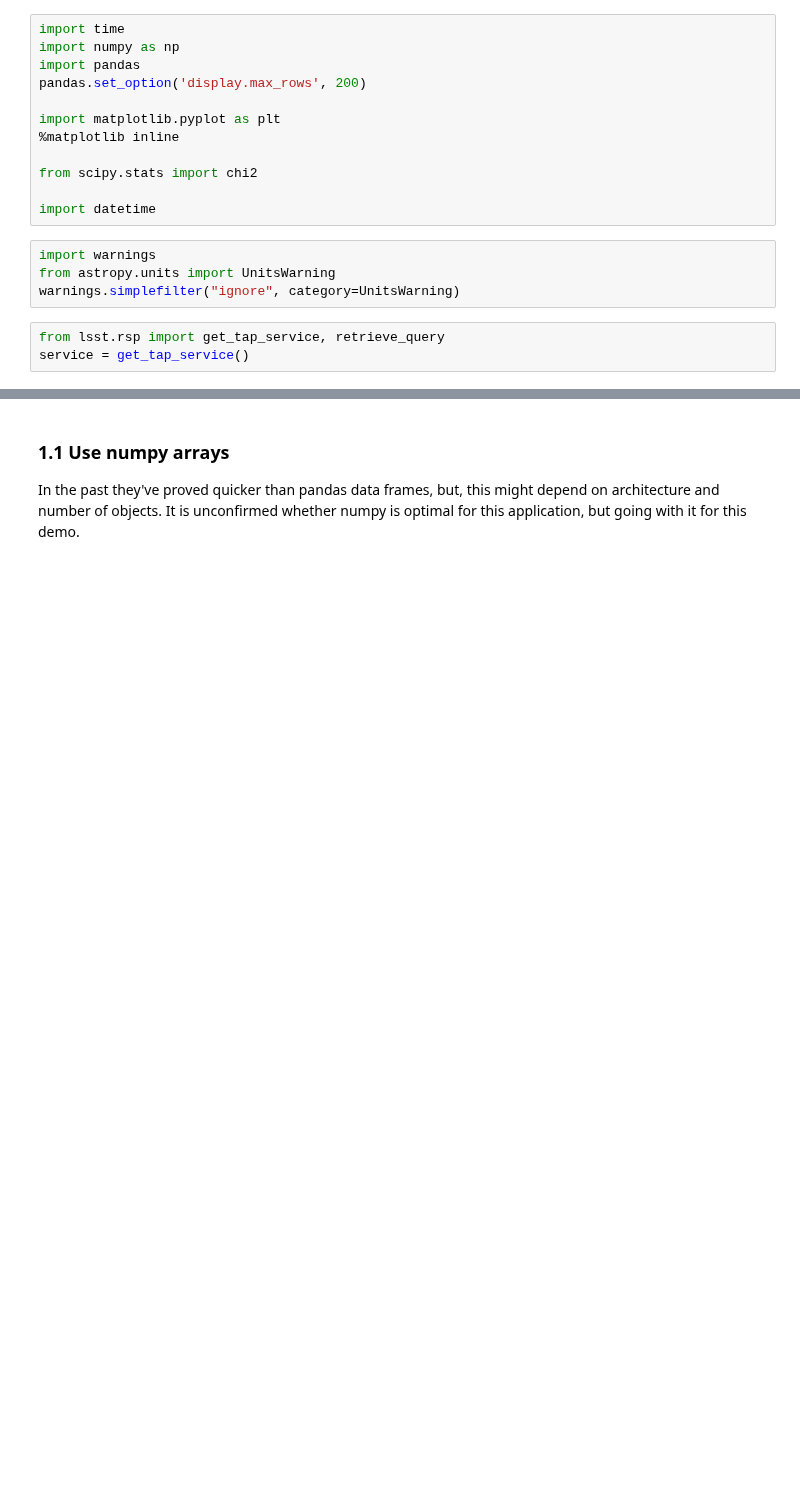
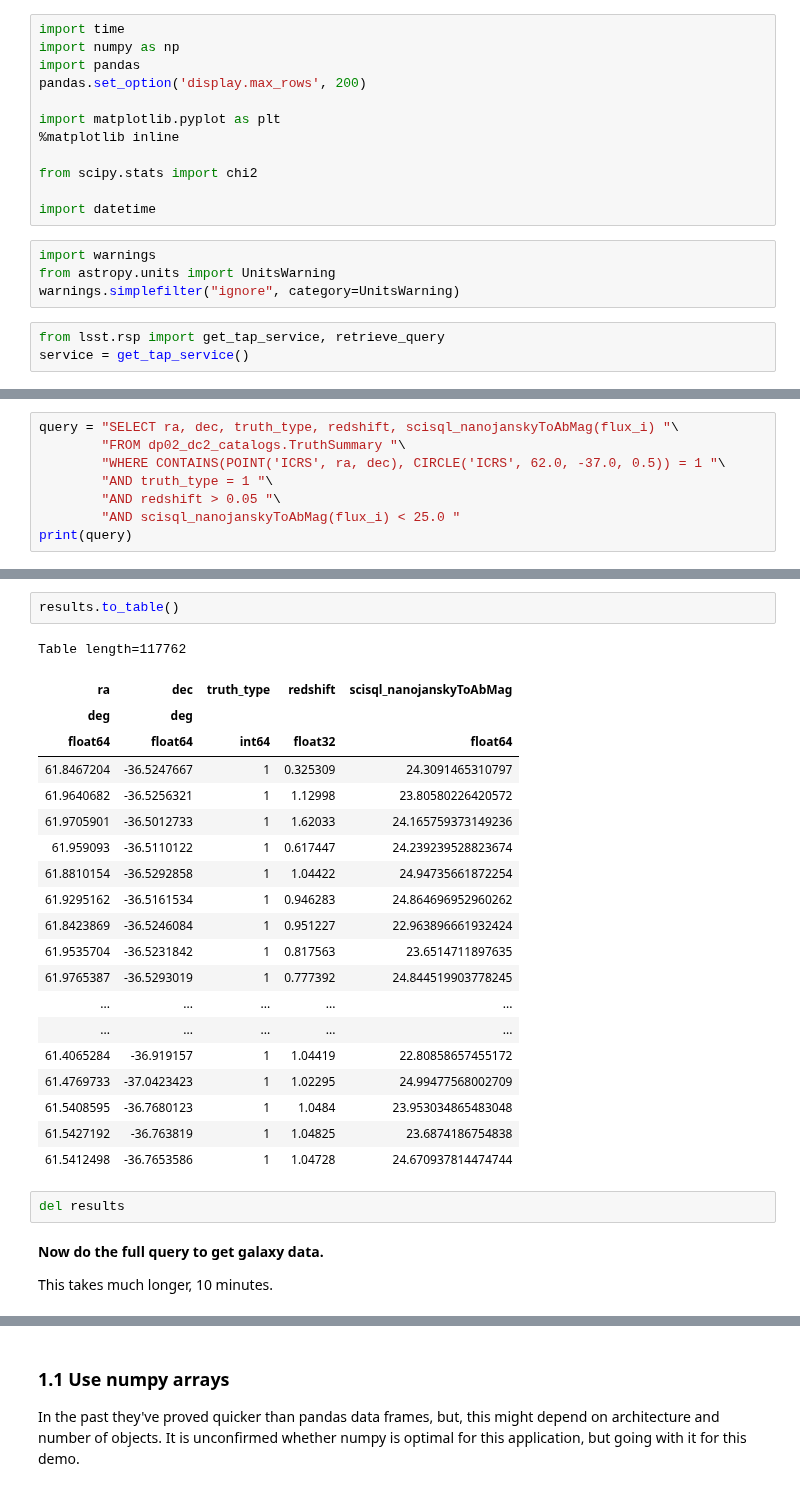
Before and after one commit to rubin-dp0/cst-dev, a Jupyter notebook: MLG_sandbox/DP02/photoz/CMNN_Estimator/leave-one-out_method.ipynb, the cells around one changed output, grey strips where cells are left out. Cells and saved outputs as stored; diff of their text form; blank space fills up the shorter version.

```diff
--- a/MLG_sandbox/DP02/photoz/CMNN_Estimator/leave-one-out_method.ipynb
+++ b/MLG_sandbox/DP02/photoz/CMNN_Estimator/leave-one-out_method.ipynb
@@ -112,0 +66,8 @@ print(query)
+# %%
+query = "SELECT ra, dec, truth_type, redshift, scisql_nanojanskyToAbMag(flux_i) "\
+        "FROM dp02_dc2_catalogs.TruthSummary "\
+        "WHERE CONTAINS(POINT('ICRS', ra, dec), CIRCLE('ICRS', 62.0, -37.0, 0.5)) = 1 "\
+        "AND truth_type = 1 "\
+        "AND redshift > 0.05 "\
+        "AND scisql_nanojanskyToAbMag(flux_i) < 25.0 "
+print(query)
@@ -116,0 +84,29 @@ print('Query returned %s matched objects.' % len(results))
+# %%
+results.to_table()
+# %% [output]
+Table length=117762
+| ra | dec | truth_type | redshift | scisql_nanojanskyToAbMag |
+| deg | deg |  |  |  |
+| float64 | float64 | int64 | float32 | float64 |
+| 61.8467204 | -36.5247667 | 1 | 0.325309 | 24.3091465310797 |
+| 61.9640682 | -36.5256321 | 1 | 1.12998 | 23.80580226420572 |
+| 61.9705901 | -36.5012733 | 1 | 1.62033 | 24.165759373149236 |
+| 61.959093 | -36.5110122 | 1 | 0.617447 | 24.239239528823674 |
+| 61.8810154 | -36.5292858 | 1 | 1.04422 | 24.94735661872254 |
+| 61.9295162 | -36.5161534 | 1 | 0.946283 | 24.864696952960262 |
+| 61.8423869 | -36.5246084 | 1 | 0.951227 | 22.963896661932424 |
+| 61.9535704 | -36.5231842 | 1 | 0.817563 | 23.6514711897635 |
+| 61.9765387 | -36.5293019 | 1 | 0.777392 | 24.844519903778245 |
+| ... | ... | ... | ... | ... |
+| ... | ... | ... | ... | ... |
+| 61.4065284 | -36.919157 | 1 | 1.04419 | 22.80858657455172 |
+| 61.4769733 | -37.0423423 | 1 | 1.02295 | 24.99477568002709 |
+| 61.5408595 | -36.7680123 | 1 | 1.0484 | 23.953034865483048 |
+| 61.5427192 | -36.763819 | 1 | 1.04825 | 23.6874186754838 |
+| 61.5412498 | -36.7653586 | 1 | 1.04728 | 24.670937814474744 |
+# %%
+del results
+# %% [markdown]
+**Now do the full query to get galaxy data.**
+
+This takes much longer, 10 minutes.
```
Also changed, not shown: parts of 13 cells of this notebook.
